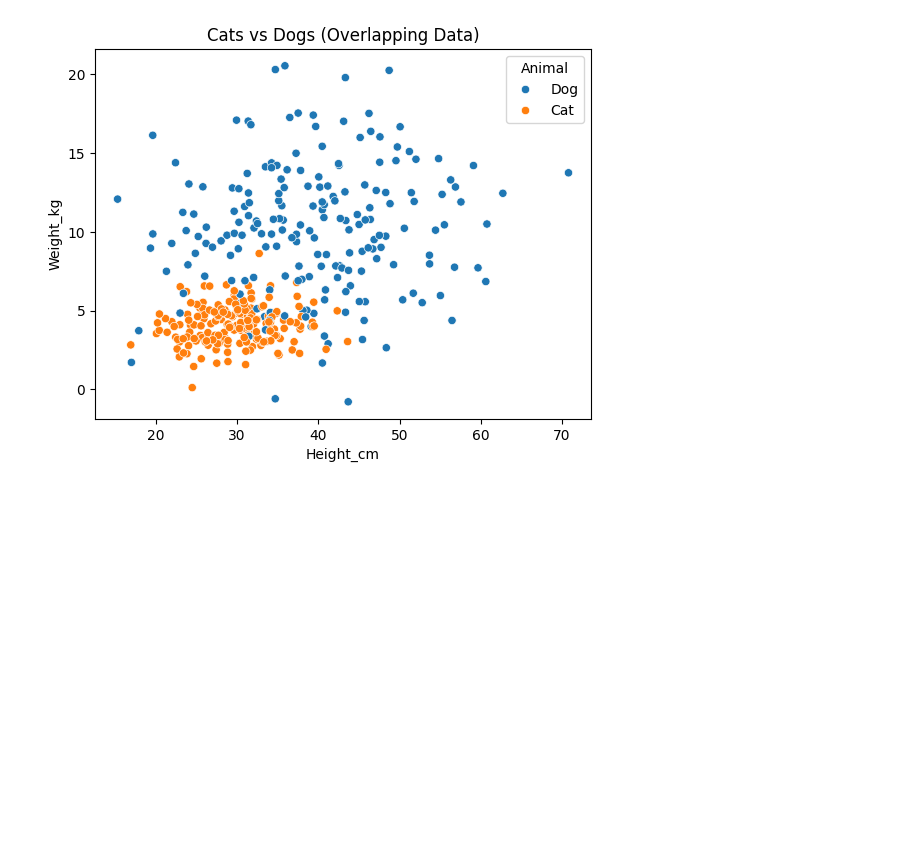
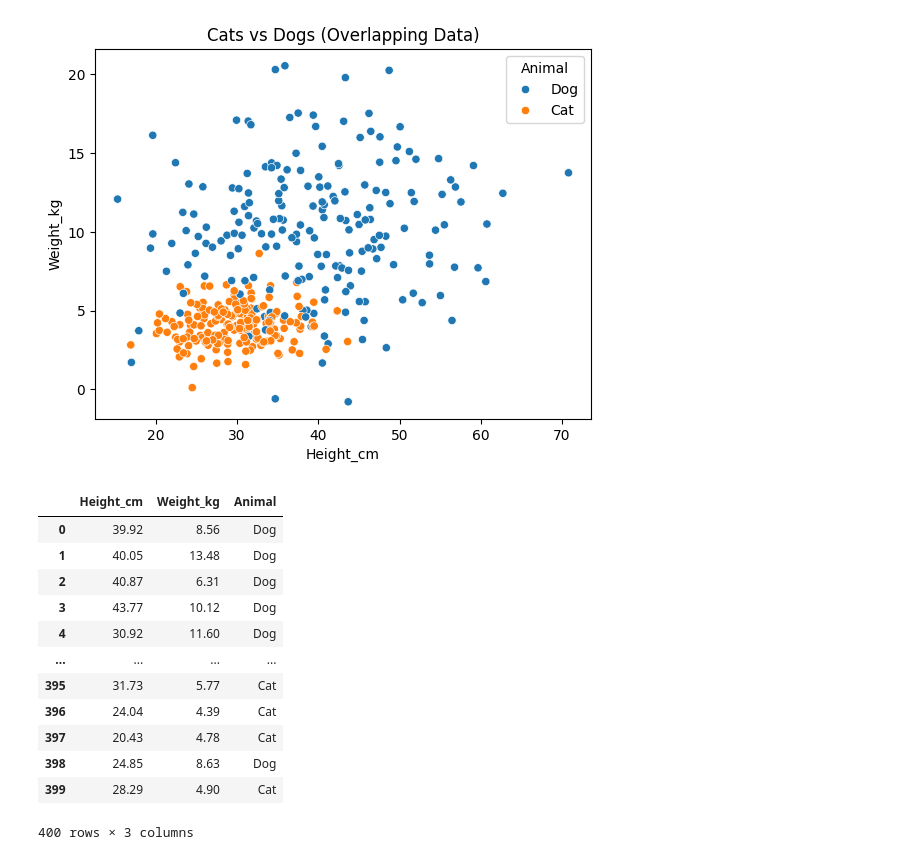
Before and after one commit to jxsrma/NSTI-Indore-25-26, a Jupyter notebook: ML/SVM_CAT_DOG.ipynb, the cells around one changed output. Drawn from its saved outputs; the diff is of its cells as text; code cells hidden in the pictures; blank space fills up the shorter version.

```diff
--- a/ML/SVM_CAT_DOG.ipynb
+++ b/ML/SVM_CAT_DOG.ipynb
@@ -11,3 +11,20 @@ plt.title("Cats vs Dogs (Overlapping Data)")
 plt.show()
 # %% [output]
 [figure]
+# %%
+df = df[["Height_cm","Weight_kg","Animal"]]
+df
+# %% [output]
+|  | Height_cm | Weight_kg | Animal |
+| 0 | 39.92 | 8.56 | Dog |
+| 1 | 40.05 | 13.48 | Dog |
+| 2 | 40.87 | 6.31 | Dog |
+| 3 | 43.77 | 10.12 | Dog |
+| 4 | 30.92 | 11.60 | Dog |
+| ... | ... | ... | ... |
+| 395 | 31.73 | 5.77 | Cat |
+| 396 | 24.04 | 4.39 | Cat |
+| 397 | 20.43 | 4.78 | Cat |
+| 398 | 24.85 | 8.63 | Dog |
+| 399 | 28.29 | 4.90 | Cat |
+400 rows × 3 columns
```
Also changed, not shown: parts of 9 cells of this notebook, 1 other file.
